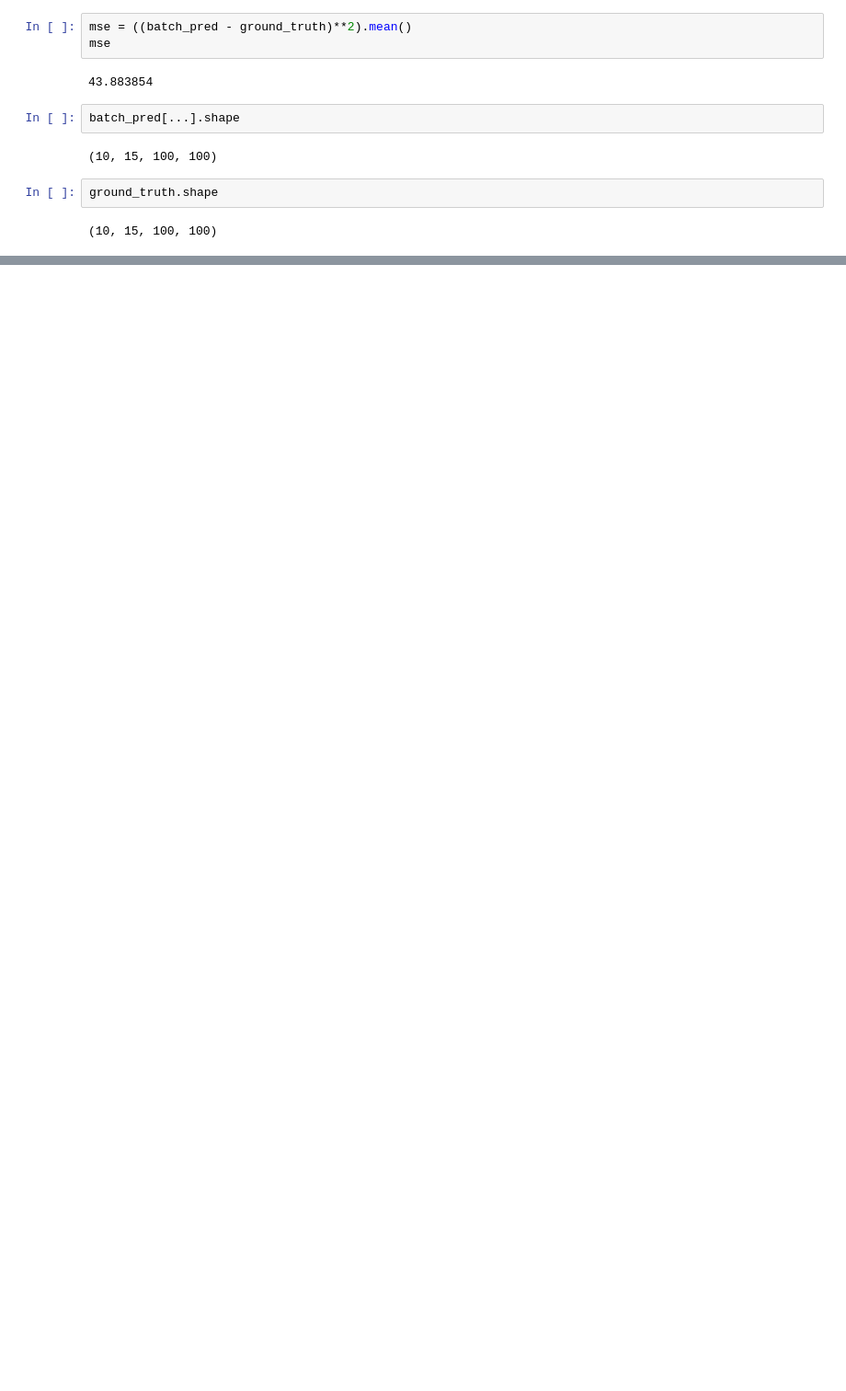
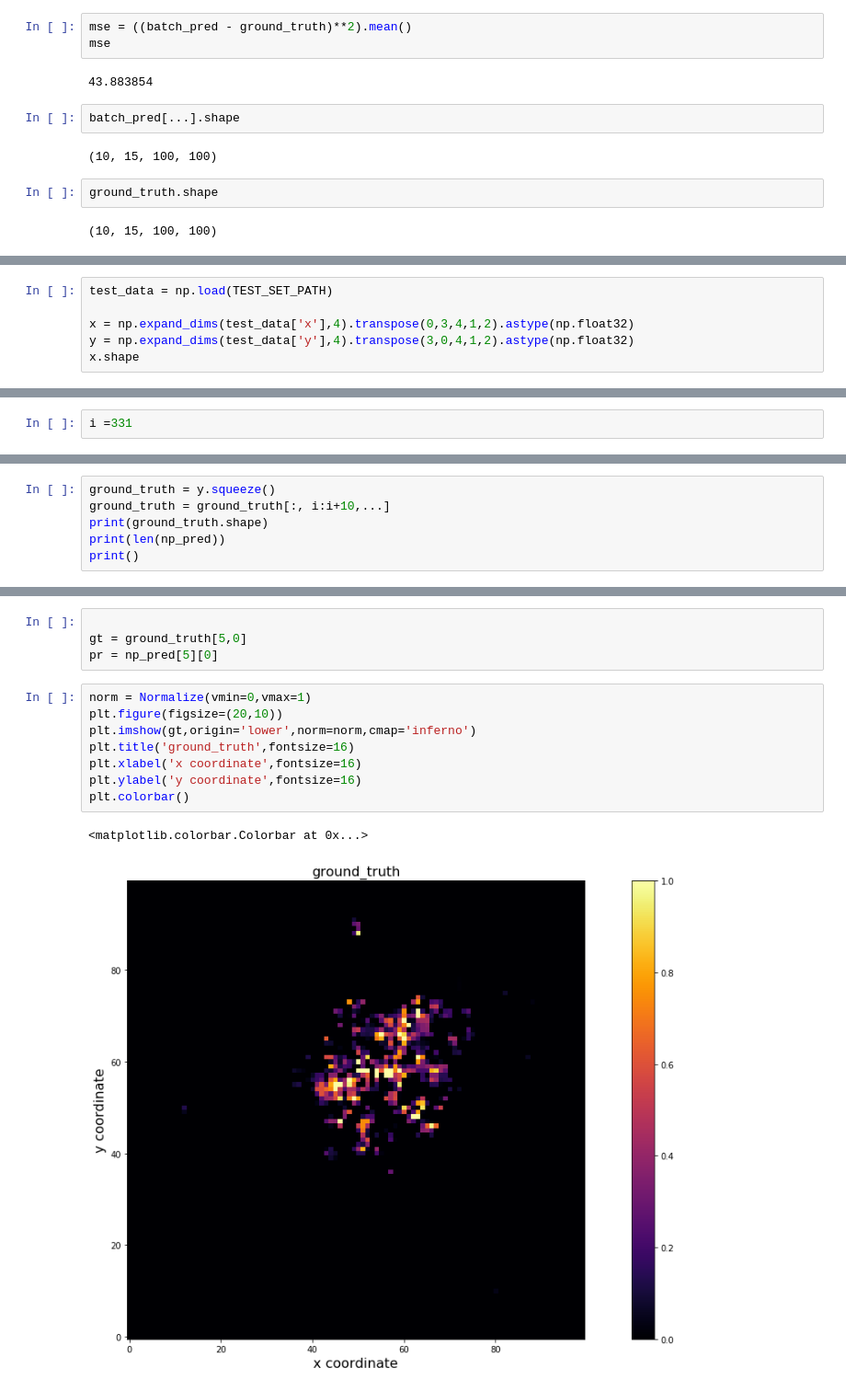
Before and after one commit to nanton96/Mobile-Data-Forecasting-With-Spatio-Temporal-Networks, a Jupyter notebook: notebooks/model_evaluation.ipynb, the cells around one changed output, grey strips where cells are left out. Shown at 92% size. Saved outputs shown, nothing was run; the diff lists cells and outputs as text; blank space fills up the shorter version.

```diff
--- a/notebooks/model_evaluation.ipynb
+++ b/notebooks/model_evaluation.ipynb
@@ -123,0 +156,6 @@ ground_truth.shape
+# %%
+test_data = np.load(TEST_SET_PATH)
+
+x = np.expand_dims(test_data['x'],4).transpose(0,3,4,1,2).astype(np.float32)
+y = np.expand_dims(test_data['y'],4).transpose(3,0,4,1,2).astype(np.float32)
+x.shape
@@ -123,0 +164,2 @@ ground_truth.shape
+# %%
+i =331
@@ -123,0 +199,6 @@ ground_truth.shape
+# %%
+ground_truth = y.squeeze()
+ground_truth = ground_truth[:, i:i+10,...]
+print(ground_truth.shape)
+print(len(np_pred))
+print()
@@ -123,0 +208,15 @@ ground_truth.shape
+# %%
+
+gt = ground_truth[5,0]
+pr = np_pred[5][0]
+# %%
+norm = Normalize(vmin=0,vmax=1)
+plt.figure(figsize=(20,10))
+plt.imshow(gt,origin='lower',norm=norm,cmap='inferno')
+plt.title('ground_truth',fontsize=16)
+plt.xlabel('x coordinate',fontsize=16)
+plt.ylabel('y coordinate',fontsize=16)
+plt.colorbar()
+# %% [output]
+<matplotlib.colorbar.Colorbar at 0x...>
+[figure, added]
```
Also changed, not shown: parts of 28 cells of this notebook, 2 other files.
